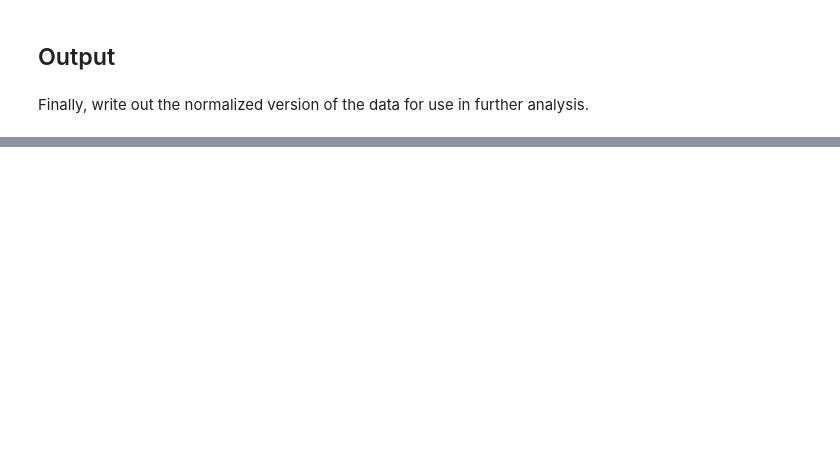
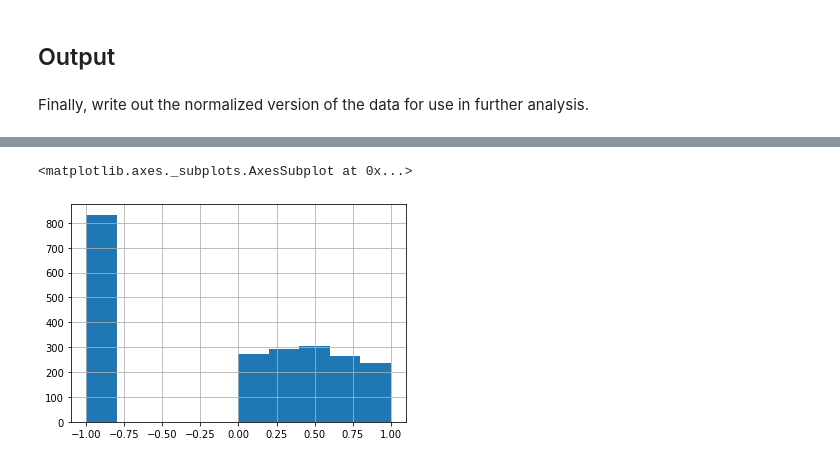
Before and after one commit to jstimes/MentalMap, a Jupyter notebook: notebooks/GWAS_catalog_EDA_and_normalization.ipynb, the cells around one changed output, grey strips where cells are left out. Saved outputs shown, nothing was run; the diff lists cells and outputs as text; code cells hidden in the pictures; blank space fills up the shorter version.

```diff
--- a/notebooks/GWAS_catalog_EDA_and_normalization.ipynb
+++ b/notebooks/GWAS_catalog_EDA_and_normalization.ipynb
@@ -188,0 +411,18 @@ out_df.to_csv("schizophrenia_gwas_catalog_2022_cleaned.csv")
+# %%
+ALLELE_REGEX_PATTERN = r"<b>(.*)</b>"
+
+
+def parse_variant_and_allele(variant_and_allele):
+  """Given a string like 'rs1001780-<b>G</b>', returns ('rs1001780', 'G')."""
+  parts = variant_and_allele.split("-")
+  variant = parts[0]
+  allele = re.findall(ALLELE_REGEX_PATTERN, parts[1], flags=0)[0]
+  return (variant, allele)
+
+
+def parse_variant(variant_and_allele):
+  """Given a string like 'rs1001780-<b>G</b>', returns 'rs1001780'."""
+  return parse_variant_and_allele(variant_and_allele)[0]
+
+
+rs_variants = [parse_variant(var) for var in rs_variants_and_alleles]
@@ -188,0 +575,15 @@ out_df.to_csv("schizophrenia_gwas_catalog_2022_cleaned.csv")
+# %%
+def try_get_maf_for_variant_and_allele(variant_and_allele):
+  variant, allele = parse_variant_and_allele(variant_and_allele)
+  if variant not in mafs:
+    return UNKNOWN_AF
+
+  var_mafs = mafs[variant]
+  if allele == UNKNOWN_ALLELE or allele not in var_mafs:
+    return UNKNOWN_AF
+
+  return var_mafs[allele]
+
+
+out_df['maf'] = out_df['variant_and_allele'].map(try_get_maf_for_variant_and_allele)
+out_df['maf'].describe()
@@ -188,0 +600,5 @@ out_df.to_csv("schizophrenia_gwas_catalog_2022_cleaned.csv")
+# %%
+out_df['maf'].hist()
+# %% [output]
+<matplotlib.axes._subplots.AxesSubplot at 0x...>
+[figure, added]
```
Also changed, not shown: parts of 53 cells of this notebook, 1 other file.
